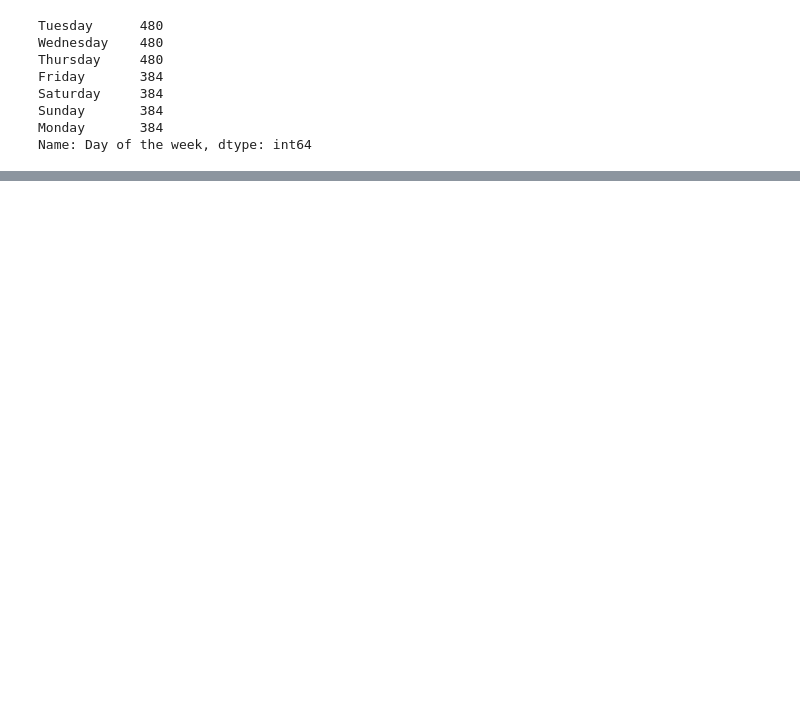
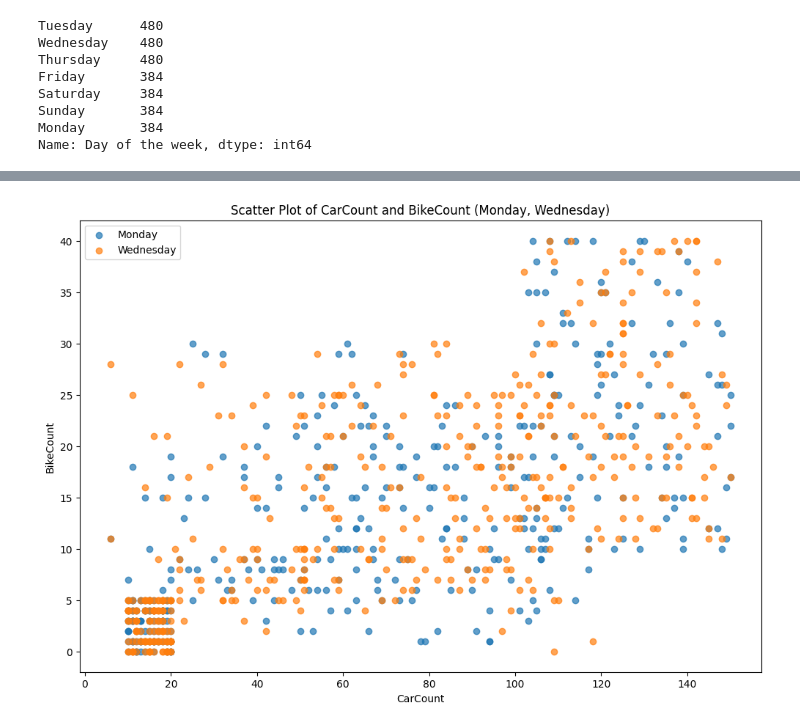
Before and after one commit to Prakash-Kushwaha/DAV-Project, a Jupyter notebook: main.ipynb, the cells around one changed output, grey strips where cells are left out. Saved outputs shown, nothing was run; the diff lists cells and outputs as text; code cells hidden in the pictures; blank space fills up the shorter version.

```diff
--- a/main.ipynb
+++ b/main.ipynb
@@ -167,0 +179,16 @@ df3.head()
+# %%
+Day_of_Week=["CarCount","BusCount","TruckCount"]
+plt.figure(figsize=(12, 8))
+plt.scatter(df[df['Day of the week'] == 'Monday']['CarCount'],
+             df[df['Day of the week'] == 'Monday']['BikeCount'],
+            label='Monday', alpha=0.7)
+plt.scatter(df[df['Day of the week'] == 'Wednesday']['CarCount'],
+           df[df['Day of the week'] == 'Wednesday']['BikeCount'],
+            label='Wednesday', alpha=0.7)
+plt.title('Scatter Plot of CarCount and BikeCount (Monday, Wednesday)')
+plt.xlabel('CarCount')
+plt.ylabel('BikeCount')
+plt.legend()
+plt.show()
+# %% [output]
+[figure, added]
```
Also changed, not shown: parts of 9 cells of this notebook.
